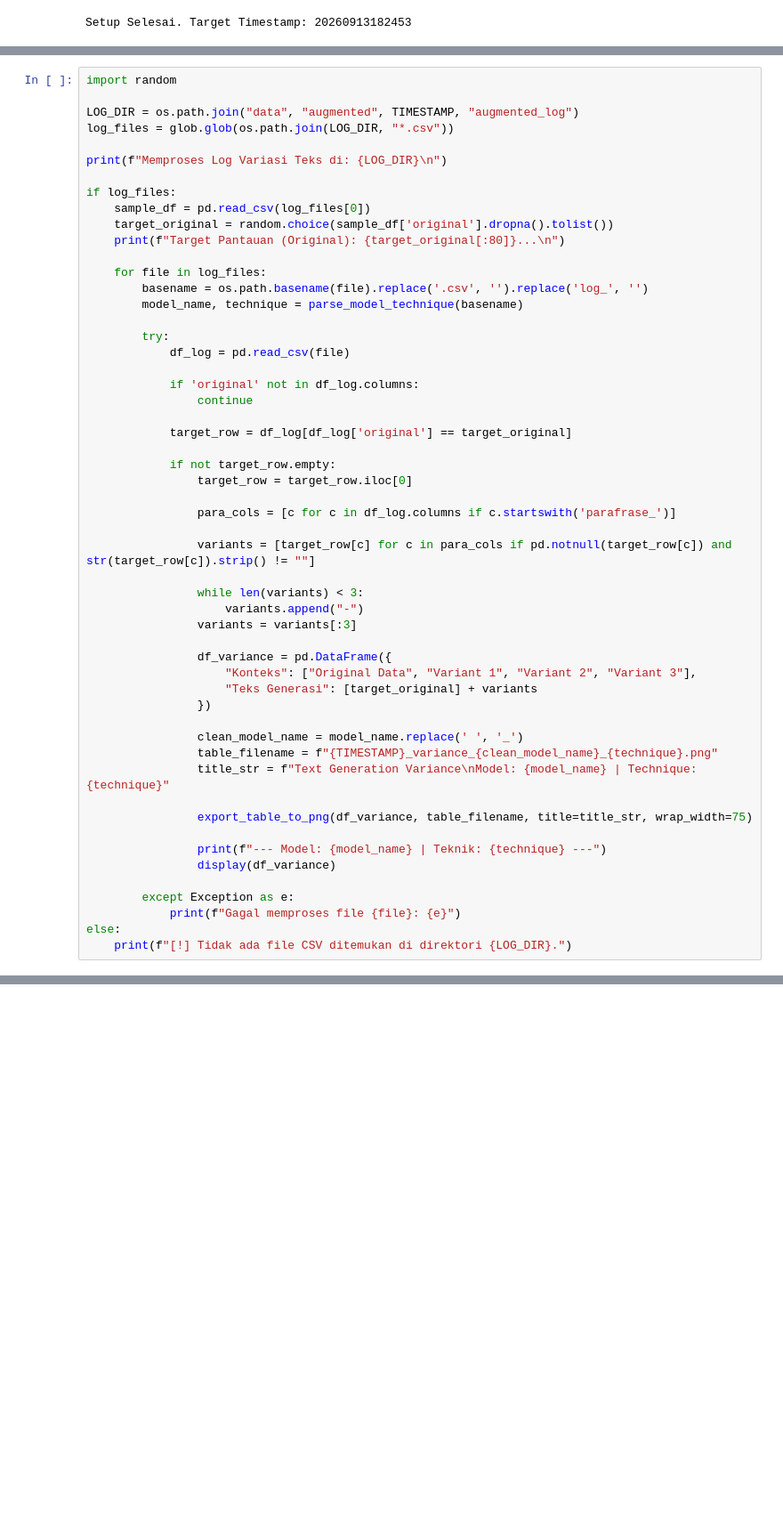
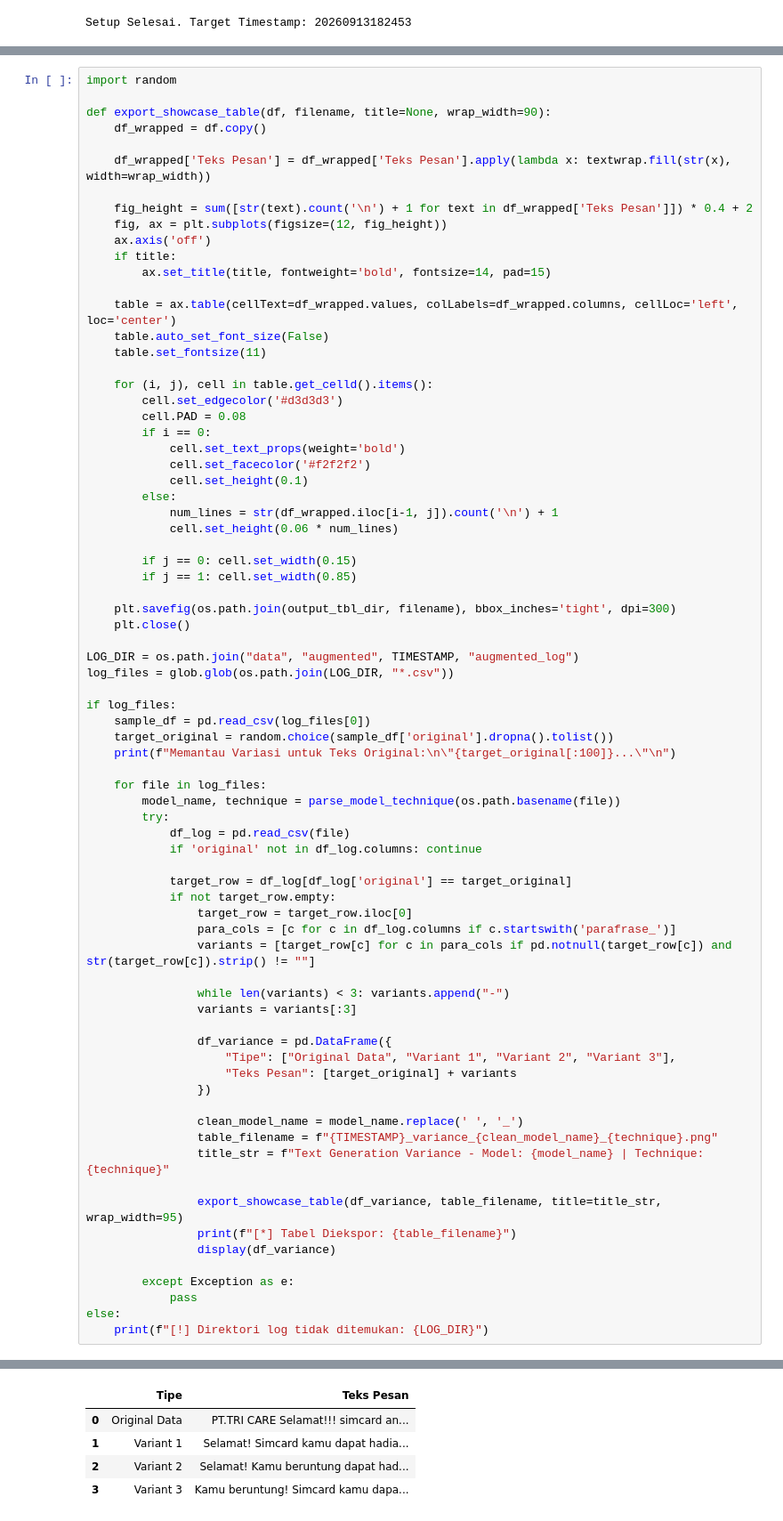
Before and after one commit to farhanhr/llm_generated_dataset, a Jupyter notebook: notebooks/notebooksV2.ipynb, the cells around one changed output, grey strips where cells are left out. Shown at 89% size. Cells and saved outputs as stored; diff of their text form; blank space fills up the shorter version.

```diff
--- a/notebooks/notebooksV2.ipynb
+++ b/notebooks/notebooksV2.ipynb
@@ -271,55 +299,76 @@ IndexError: index 0 is out of bounds for axis 0 with size 0
 # %%
 import random
+
+def export_showcase_table(df, filename, title=None, wrap_width=90):
+    df_wrapped = df.copy()
+
+    df_wrapped['Teks Pesan'] = df_wrapped['Teks Pesan'].apply(lambda x: textwrap.fill(str(x), width=wrap_width))
+
+    fig_height = sum([str(text).count('\n') + 1 for text in df_wrapped['Teks Pesan']]) * 0.4 + 2
+    fig, ax = plt.subplots(figsize=(12, fig_height))
+    ax.axis('off')
+    if title:
+        ax.set_title(title, fontweight='bold', fontsize=14, pad=15)
+
+    table = ax.table(cellText=df_wrapped.values, colLabels=df_wrapped.columns, cellLoc='left', loc='center')
+    table.auto_set_font_size(False)
+    table.set_fontsize(11)
+
+    for (i, j), cell in table.get_celld().items():
+        cell.set_edgecolor('#d3d3d3')
+        cell.PAD = 0.08
+        if i == 0:
+            cell.set_text_props(weight='bold')
+            cell.set_facecolor('#f2f2f2')
+            cell.set_height(0.1)
+        else:
+            num_lines = str(df_wrapped.iloc[i-1, j]).count('\n') + 1
+            cell.set_height(0.06 * num_lines)
+
+        if j == 0: cell.set_width(0.15)
+        if j == 1: cell.set_width(0.85)
+
+    plt.savefig(os.path.join(output_tbl_dir, filename), bbox_inches='tight', dpi=300)
+    plt.close()
 
 LOG_DIR = os.path.join("data", "augmented", TIMESTAMP, "augmented_log")
 log_files = glob.glob(os.path.join(LOG_DIR, "*.csv"))
 
-print(f"Memproses Log Variasi Teks di: {LOG_DIR}\n")
-
 if log_files:
     sample_df = pd.read_csv(log_files[0])
     target_original = random.choice(sample_df['original'].dropna().tolist())
-    print(f"Target Pantauan (Original): {target_original[:80]}...\n")
+    print(f"Memantau Variasi untuk Teks Original:\n\"{target_original[:100]}...\"\n")
 
     for file in log_files:
-        basename = os.path.basename(file).replace('.csv', '').replace('log_', '')
-        model_name, technique = parse_model_technique(basename)
-
+        model_name, technique = parse_model_technique(os.path.basename(file))
         try:
             df_log = pd.read_csv(file)
-
-            if 'original' not in df_log.columns:
-                continue
+            if 'original' not in df_log.columns: continue
 
             target_row = df_log[df_log['original'] == target_original]
-
             if not target_row.empty:
                 target_row = target_row.iloc[0]
-
                 para_cols = [c for c in df_log.columns if c.startswith('parafrase_')]
-
                 variants = [target_row[c] for c in para_cols if pd.notnull(target_row[c]) and str(target_row[c]).strip() != ""]
 
-                while len(variants) < 3:
-                    variants.append("-")
+                while len(variants) < 3: variants.append("-")
                 variants = variants[:3]
 
                 df_variance = pd.DataFrame({
-                    "Konteks": ["Original Data", "Variant 1", "Variant 2", "Variant 3"],
-                    "Teks Generasi": [target_original] + variants
+                    "Tipe": ["Original Data", "Variant 1", "Variant 2", "Variant 3"],
+                    "Teks Pesan": [target_original] + variants
                 })
 
                 clean_model_name = model_name.replace(' ', '_')
                 table_filename = f"{TIMESTAMP}_variance_{clean_model_name}_{technique}.png"
-                title_str = f"Text Generation Variance\nModel: {model_name} | Technique: {technique}"
+                title_str = f"Text Generation Variance - Model: {model_name} | Technique: {technique}"
 
-                export_table_to_png(df_variance, table_filename, title=title_str, wrap_width=75)
-
-                print(f"--- Model: {model_name} | Teknik: {technique} ---")
+                export_showcase_table(df_variance, table_filename, title=title_str, wrap_width=95)
+                print(f"[*] Tabel Diekspor: {table_filename}")
                 display(df_variance)
 
         except Exception as e:
-            print(f"Gagal memproses file {file}: {e}")
+            pass
 else:
-    print(f"[!] Tidak ada file CSV ditemukan di direktori {LOG_DIR}.")
+    print(f"[!] Direktori log tidak ditemukan: {LOG_DIR}")
 # %% [output]
@@ -355,0 +379,5 @@ Gagal memproses file data\augmented\20260913182453\augmented_log\log_Qwen3_8B_ze
+|  | Tipe | Teks Pesan |
+| 0 | Original Data | PT.TRI CARE Selamat!!! simcard an... |
+| 1 | Variant 1 | Selamat! Simcard kamu dapat hadia... |
+| 2 | Variant 2 | Selamat! Kamu beruntung dapat had... |
+| 3 | Variant 3 | Kamu beruntung! Simcard kamu dapa... |
```
Also changed, not shown: parts of 3 cells of this notebook, 1 other file.
